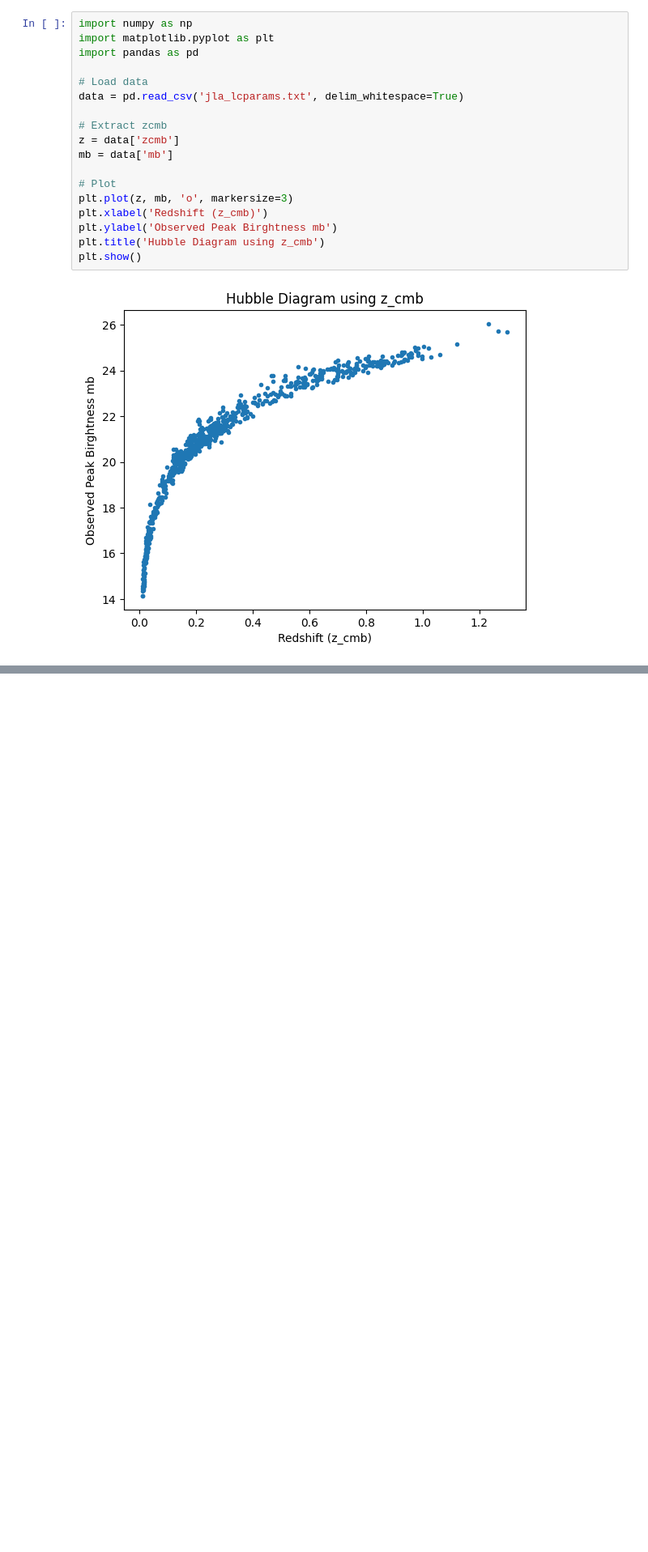
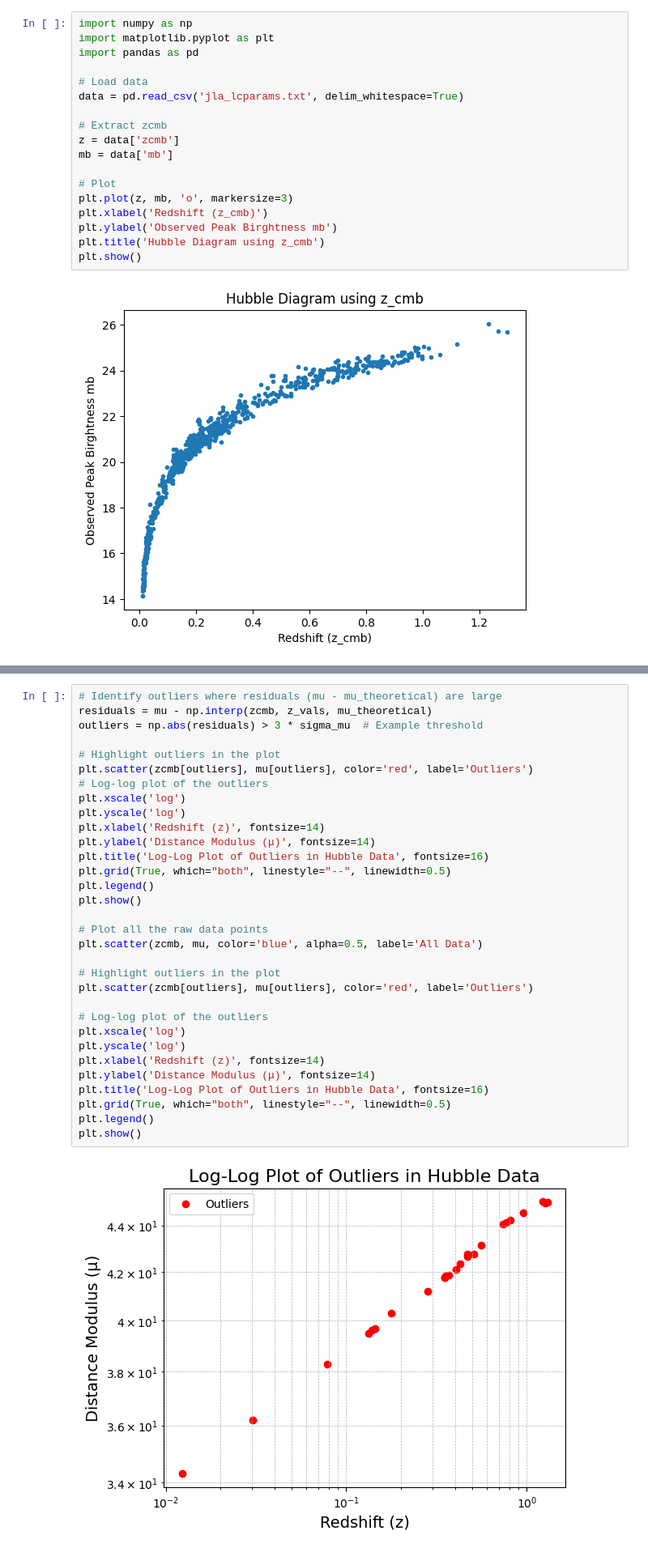
Before and after one commit to chernya4/astr_prac, a Jupyter notebook: SDSS_practice.ipynb, the cells around one changed output, grey strips where cells are left out. Shown: that part at 81% size. Cells and saved outputs as stored; diff of their text form; blank space fills up the shorter version.

Commit message:
Added Final Power Point for Presentation Purposes

```diff
--- a/SDSS_practice.ipynb
+++ b/SDSS_practice.ipynb
@@ -335,0 +412,34 @@ plt.show()
+# %%
+# Identify outliers where residuals (mu - mu_theoretical) are large
+residuals = mu - np.interp(zcmb, z_vals, mu_theoretical)
+outliers = np.abs(residuals) > 3 * sigma_mu  # Example threshold
+
+# Highlight outliers in the plot
+plt.scatter(zcmb[outliers], mu[outliers], color='red', label='Outliers')
+# Log-log plot of the outliers
+plt.xscale('log')
+plt.yscale('log')
+plt.xlabel('Redshift (z)', fontsize=14)
+plt.ylabel('Distance Modulus (μ)', fontsize=14)
+plt.title('Log-Log Plot of Outliers in Hubble Data', fontsize=16)
+plt.grid(True, which="both", linestyle="--", linewidth=0.5)
+plt.legend()
+plt.show()
+
+# Plot all the raw data points
+plt.scatter(zcmb, mu, color='blue', alpha=0.5, label='All Data')
+
+# Highlight outliers in the plot
+plt.scatter(zcmb[outliers], mu[outliers], color='red', label='Outliers')
+
+# Log-log plot of the outliers
+plt.xscale('log')
+plt.yscale('log')
+plt.xlabel('Redshift (z)', fontsize=14)
+plt.ylabel('Distance Modulus (μ)', fontsize=14)
+plt.title('Log-Log Plot of Outliers in Hubble Data', fontsize=16)
+plt.grid(True, which="both", linestyle="--", linewidth=0.5)
+plt.legend()
+plt.show()
+# %% [output]
+[figure, added]
```
Also changed, not shown: parts of 7 cells of this notebook, 4 other files.
